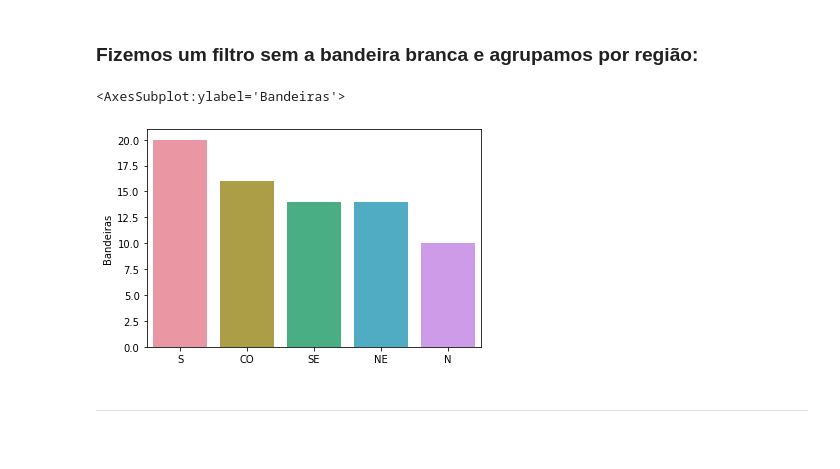
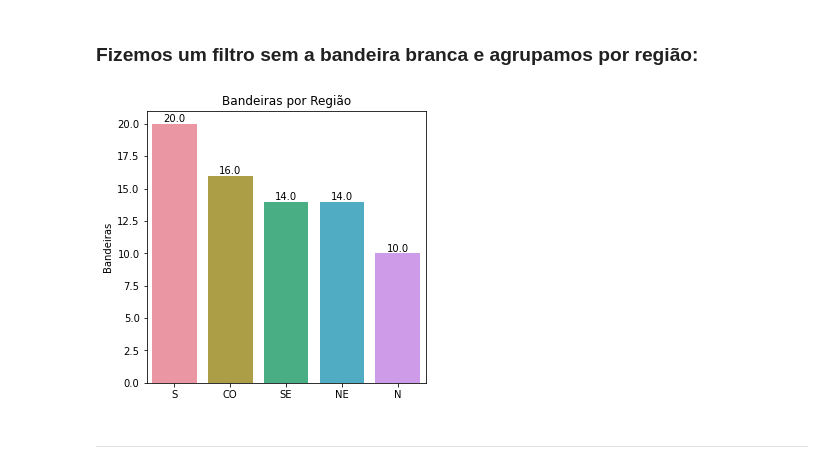
Before and after one commit to Mestevam1976/Projeto_Modulo_4_Resilia_Pandas_Data_Analytics, a Jupyter notebook: modulo-4-pandas-resilia.ipynb, the cells around one changed output. Drawn from its saved outputs; the diff is of its cells as text; code cells hidden in the pictures.

```diff
--- a/modulo-4-pandas-resilia.ipynb
+++ b/modulo-4-pandas-resilia.ipynb
@@ -1050,5 +1200,3 @@ bandeiras = dados_jun_jul[(dados_jun_jul['Bandeira'] == 'RAIZEN')|\
                         (dados_jun_jul['Bandeira'] == 'ALESAT')].groupby(['Região','Bandeira'])
 bandeiras = bandeiras['Valor de Venda'].describe()
 bandeiras.reset_index(inplace=True)
-media_nacional = dados_jun_jul['Valor de Venda'].mean()
-bandeiras['mean'] = bandeiras['mean']- media_nacional
@@ -1058,8 +1208,17 @@ current_palette_7 = sns.color_palette("hls",5)
 sns.set_palette(current_palette_7)
 ax =sns.barplot(x='Bandeira',y='mean',data=bandeiras,hue='Região')
 plt.legend(loc='best', prop={'size':19})
-ax.set_ylabel ( 'Diferença para a media nacional em centavos',fontsize = 13)
+ax.set_ylabel ( 'Média Valor de Venda',fontsize = 13)
 ax.set_xlabel( xlabel='Bandeiras',fontsize = 20)
 plt.xticks(fontsize=15)
-print()
+plt.title('Bandeira - Região')
+ax.set_ylim([5.2,6])
+for i in ax.patches:
+    ax.annotate(i.get_height().round(3),
+                  (i.get_x() + i.get_width() / 2, i.get_height()),
+                  ha='center',
+                  fontsize=13,
+                  color='black',
+                  xytext=(0, 2),
+                  textcoords='offset points')
 # %% [output]
@@ -1202,15 +1361,24 @@ bandeiras = dados_jun_jul[(dados_jun_jul['Bandeira'] == 'RAIZEN')|\
 bandeiras = bandeiras['Valor de Venda'].describe()
 bandeiras.reset_index(inplace=True)
 media_nacional = dados_jun_jul['Valor de Venda'].mean()
-bandeiras['mean'] = bandeiras['mean']- media_nacional
 # %%
 plt.figure(figsize=(20,10))
 current_palette_7 = sns.color_palette("hls",4)
 sns.set_palette(current_palette_7)
 ax =sns.barplot(x='Região',y='mean',hue='Bandeira',data=bandeiras)
 plt.legend(loc='best',prop={'size':15})
-ax.set_ylabel ( 'Diferença para a media nacional em centavos',fontsize = 13)
+ax.set_ylabel ( 'Média Valor de Venda',fontsize = 13)
 ax.set_xlabel( xlabel='Regiões',fontsize = 20)
+ax.set_ylim([5.2,6])
 plt.xticks(fontsize=15)
-print()
+plt.title('Região - Bandeira')
+ax.set_ylim([5.2,6])
+for i in ax.patches:
+    ax.annotate(i.get_height().round(3),
+                  (i.get_x() + i.get_width() / 2, i.get_height()),
+                  ha='center',
+                  fontsize=13,
+                  color='black',
+                  xytext=(0, 2),
+                  textcoords='offset points')
 # %% [output]
@@ -1229,15 +1397,20 @@ distribuidoras = dados_jun_jul[dados_jun_jul['Bandeira']!='BRANCA'].groupby(['Re
 # %%
 bad_s = len(distribuidoras["S"])
 bad_se = len(distribuidoras["SE"])
 bad_n = len(distribuidoras["N"])
 bad_ne = len(distribuidoras["NE"])
 bad_co = len(distribuidoras["CO"])
 bad = pd.DataFrame([bad_s,bad_se,bad_n,bad_se,bad_co],index=['S','SE','N','NE','CO'],columns = ['Bandeiras'])
 bad.sort_values('Bandeiras',inplace=True,ascending=False)
-sns.barplot(x=bad.index,y='Bandeiras',data = bad)
+plt.figure(figsize=(5,5))
+plt.title('Bandeiras por Região')
+ax= sns.barplot(x=bad.index,y='Bandeiras',data = bad)
+for i in ax.patches:
+    ax.annotate(i.get_height(),(i.get_x() + i.get_width() / 2, i.get_height()),ha='center',fontsize=10,color='black',
+                  xytext=(0, 2),
+                  textcoords='offset points')
 # %% [output]
-<AxesSubplot:ylabel='Bandeiras'>
-[figure, old version]
+[figure, new version]
 # %% [markdown]
 <a id="capitulo2-2-12"></a>
 <hr>
```
Also changed, not shown: parts of 92 cells of this notebook.
